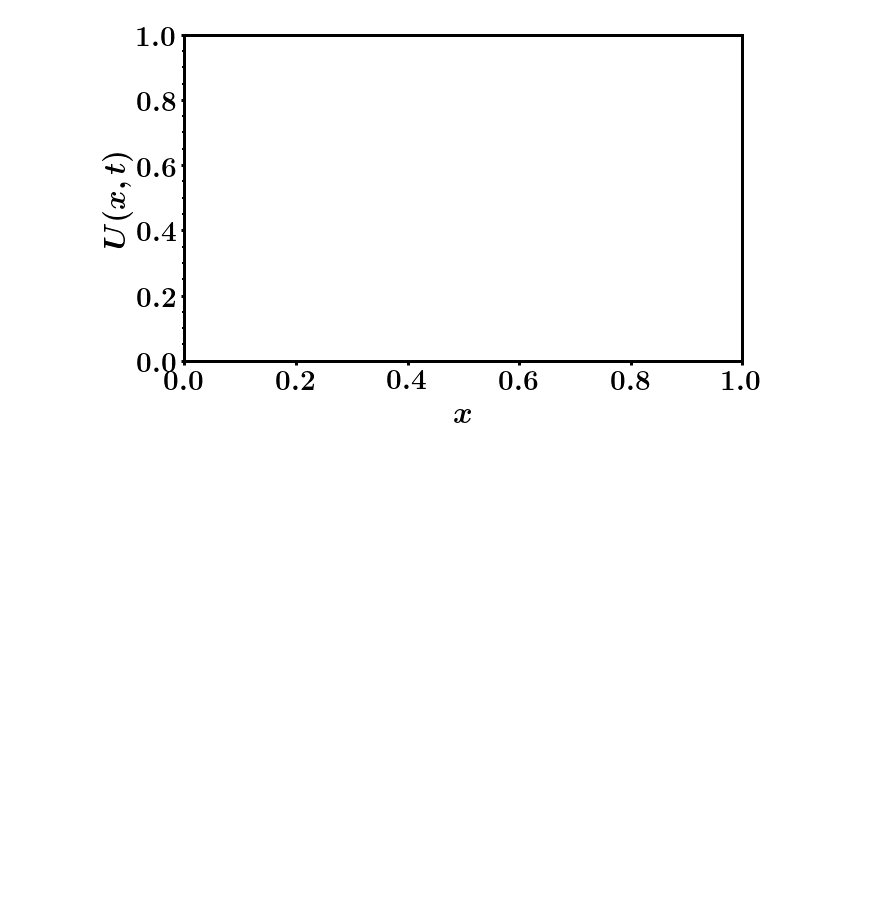
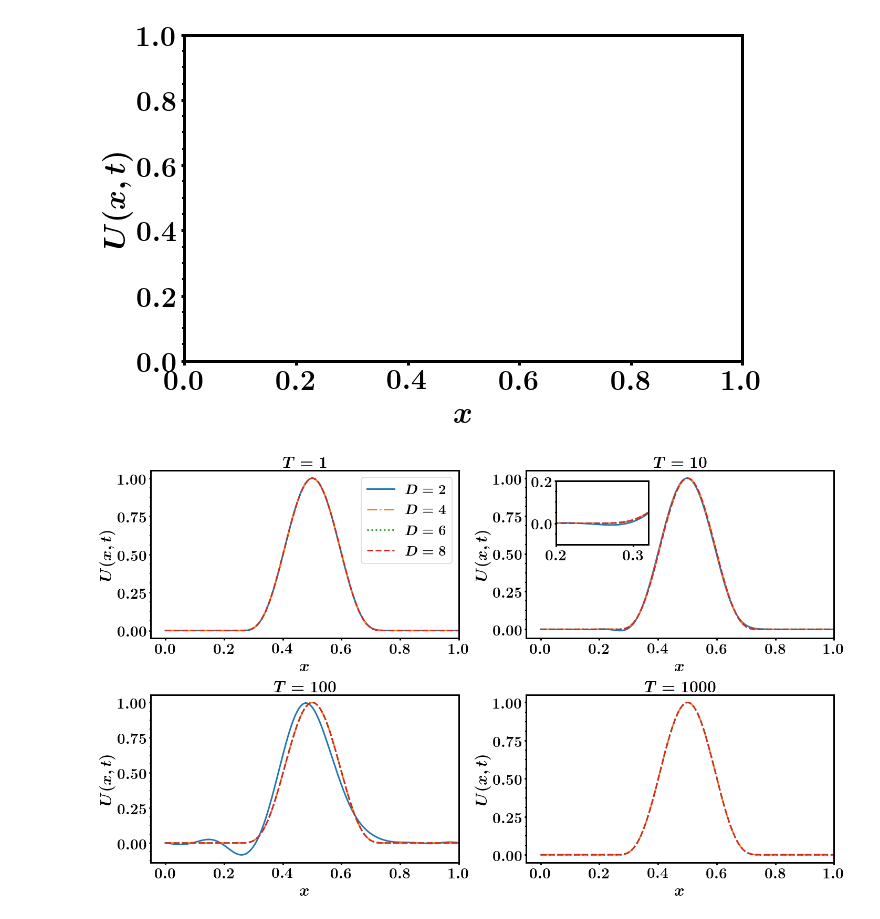
Before and after one commit to nahuelalmeira/diffeq, a Jupyter notebook: practicas/Tarea2/Current/plots/Plots.ipynb, the cells around one changed output. Saved outputs shown, nothing was run; the diff lists cells and outputs as text; code cells hidden in the pictures; blank space fills up the shorter version.

```diff
--- a/practicas/Tarea2/Current/plots/Plots.ipynb
+++ b/practicas/Tarea2/Current/plots/Plots.ipynb
@@ -31,6 +60,70 @@ ax.plot()
 # %% [output]
 TypeError: unhashable type: 'numpy.ndarray'
 [figure]
+# %%
+inset = False
+
+grid = 501
+T = 1000
+dataSteps = 1000
+intSteps = 1000
+
+
+linestyles = ['-', '-.', ':', '--']
+ncols = 2
+nrows = 2
+fig, axes = plt.subplots(figsize=(10*ncols, 6*nrows), ncols=ncols, nrows=nrows)
+axes = axes.flatten()
+
+ti = 0
+for i, tf in enumerate([1, 10, 100, 1000]):
+    ax = axes[i]
+
+    inset = True if tf == 10 else False
+
+    if inset:
+        axins = inset_axes(ax,
+                width="100%",
+                height="100%",
+                bbox_to_anchor=(.12, .6, .3, .38),
+                bbox_transform=ax.transAxes
+            )
+
+    for j, D in enumerate([2, 4, 6, 8]):
+        if tf == 1000 and D == 2:
+            continue
+        if tf == 1:
+            label = r'$D = {{{}}}$'.format(D)
+        else:
+            label = ''
+        data_file_name = '../Dump/simple_D{D}_grid{grid}_T{T}_dataSteps{dataSteps}_intSteps{intSteps}.dat'.format(
+            D=D, grid=grid, T=T, dataSteps=dataSteps, intSteps=intSteps
+        )
+        data = pd.read_csv(data_file_name,
+                           sep=',', comment='#', names=['U'])
+
+
+        ax.set_ylabel(r'$U(x,t)$')
+        ax.set_xlabel(r'$x$')
+        ax.set_xlim(-0.05, 1)
+        X = data.xs(0).index
+        X = X/X[-1]
+        ax.plot(X, data.xs(tf).values, linestyle=linestyles[j], color=colors[j], label=label)
+        ax.set_title(r'$T = {{{}}}$'.format(tf), fontsize=30)
+
+        if inset:
+            axins.set_xlim(0.2, 0.32)
+            axins.set_ylim(-0.1, 0.2)
+            axins.plot(X, data.xs(tf).values, linestyle=linestyles[j], color=colors[j])
+
+    if label:
+        ax.legend(loc='best')
+
+plt.tight_layout()
+plt.savefig('../../informe/figures/simple.png')
+plt.show()
+# %% [output]
+[figure, added]
 # %%
 inset = False
 
```
Also changed, not shown: parts of 5 cells of this notebook.
